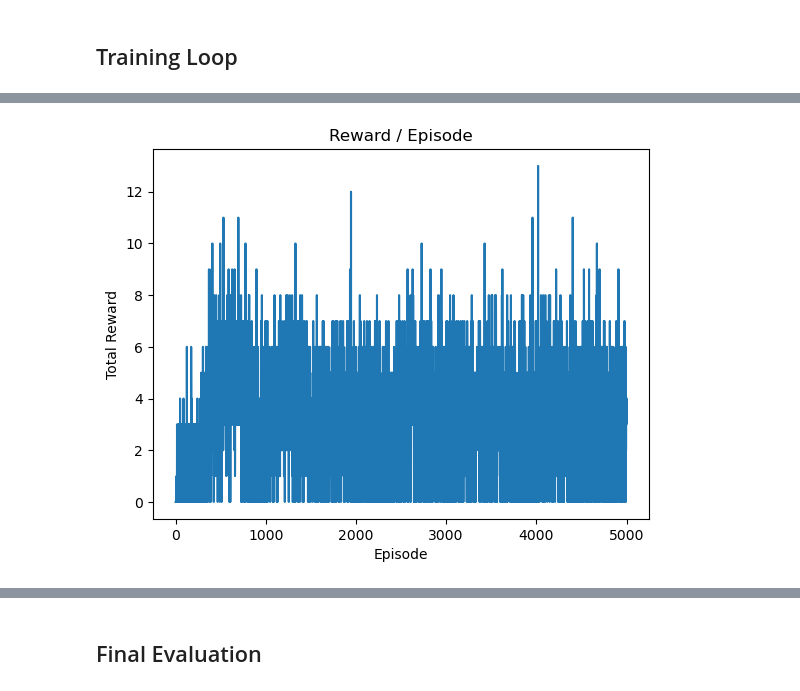
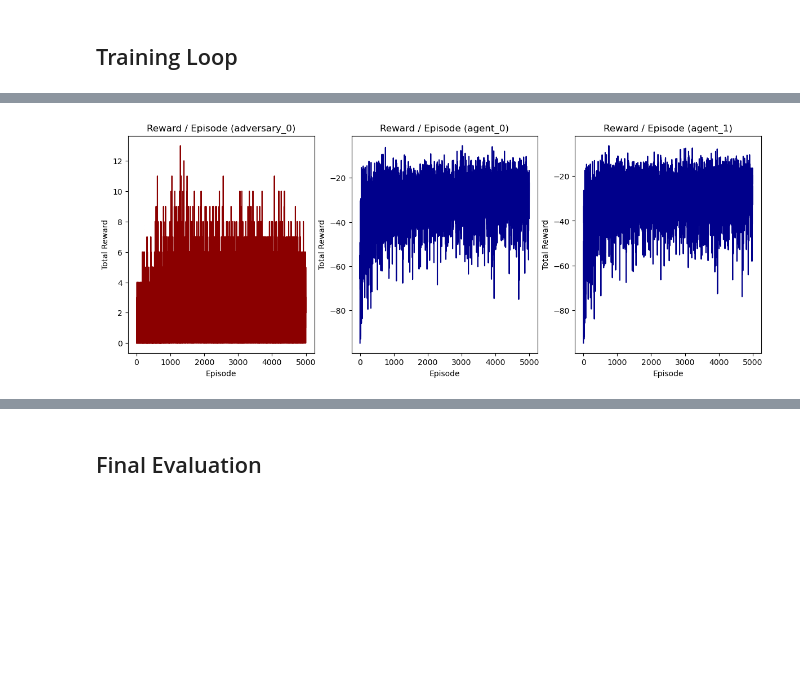
Before and after one commit to sosier/Multi_Agent_Reinforcement_Learning, a Jupyter notebook: Adversarial_DQN.ipynb, the cells around one changed output, grey strips where cells are left out. Saved outputs shown, nothing was run; the diff lists cells and outputs as text; code cells hidden in the pictures; blank space fills up the shorter version.

Commit message:
Latest Adversarial DQN notebook

```diff
--- a/Adversarial_DQN.ipynb
+++ b/Adversarial_DQN.ipynb
@@ -15,6 +15,7 @@ Agent action space: `[no_action, move_left, move_right, move_down, move_up] = (0
 
 from collections import namedtuple
 import imageio
+from IPython.display import display, Image
 import matplotlib
 import matplotlib.pyplot as plt
 import numpy as np
@@ -42,7 +43,9 @@ DEVICE = torch.device(
 )
 
 # Global params:
-GAMMA = 0.99  # < 1 to encourage prioritization of immediate rewards
+# Horizon is not truly infinite so lower this to approximate a finite horizon
+# (GAMMA^25 < 0.01, whereas 0.99^25 = ~0.78)
+GAMMA = 0.8
 # %% [output]
 The autoreload extension is already loaded. To reload it, use:
   %reload_ext autoreload
@@ -50,12 +53,12 @@ The autoreload extension is already loaded. To reload it, use:
 ## Set Up Environment
 # %%
 # Set up environment
-n_adv = 1  # For basic testing, same N for all params
-n_good = 1
-n_landm = 1
-
-
-env = simple_spread_adversarial.parallel_env(n_agents=n_adv, n_adversaries=n_good, n_landmarks=n_landm)
+env_kwargs = dict(
+    n_agents=2,
+    n_adversaries=1,
+    n_landmarks=2
+)
+env = simple_spread_adversarial.parallel_env(**env_kwargs)
 
 observations, _ = env.reset()
 observation_dim = observations["agent_0"].shape[0]
@@ -417,45 +439,67 @@ running rewards: {'adversary_0': 0.64, 'agent_0': -19.023064241775458} at episod
 # %%
 # Training Plots (for Debugging)
 env.reset()  # Reset env to make sure agent list isn't empty
 
-for agent in env.agents:
+color_chooser = lambda agent: "darkred" if agent.startswith("adversary") else "darkblue"
+
+
+fig, ax = plt.subplots(1, len(env.agents), figsize=(14.5, 5))
+for i, agent in enumerate(env.agents):
     # Raw Reward
-    plt.title(f"{agent}: Reward / Episode")
-#     plt.title("Reward / Episode")
-    plt.xlabel("Episode")
-    plt.ylabel("Total Reward")
-    plt.plot(np.arange(len(episode_reward_history[agent])), episode_reward_history[agent])
-    plt.show()
+    ax[i].set_title("Reward / Episode" + f" ({agent})")
+    ax[i].set_xlabel("Episode")
+    ax[i].set_ylabel("Total Reward")
+    ax[i].plot(
+        np.arange(len(episode_reward_history[agent])),
+        episode_reward_history[agent],
+        color=color_chooser(agent)
+    )
+plt.show()
 
 # Rolling Average Reward:
 def moving_average(x, w):
     # Source: https://stackoverflow.com/a/54628145
     return np.convolve(x, np.ones(w), 'valid') / w
 
-for agent in env.agents:
+fig, ax = plt.subplots(1, len(env.agents), figsize=(14.5, 5))
+for i, agent in enumerate(env.agents):
     rolling_means = moving_average(episode_reward_history[agent], 100)
 
     # Rolling Average
-    plt.title("Rolling Mean Reward")
-    plt.xlabel("Episode")
-    plt.ylabel("Average Total Reward (Last 100 Episodes)")
-    plt.plot(np.arange(len(rolling_means)) + 100, rolling_means)
-    plt.show()
+    ax[i].set_title("Rolling Mean Reward" + f" ({agent})")
+    ax[i].set_xlabel("Episode")
+    ax[i].set_ylabel("Average Total Reward (Last 100 Episodes)")
+    ax[i].plot(
+        np.arange(len(rolling_means)) + 100,
+        rolling_means,
+        color=color_chooser(agent)
+    )
+plt.show()
 
-for agent in env.agents:
+fig, ax = plt.subplots(1, len(env.agents), figsize=(14.5, 5))
+for i, agent in enumerate(env.agents):
     # Loss Trend
-    plt.title("Loss History")
-    plt.xlabel("Training Step")
-    plt.ylabel("Loss")
-    plt.plot(np.arange(len(loss_history[agent])), loss_history[agent])
-    plt.show()
+    ax[i].set_title("Loss History" + f" ({agent})")
+    ax[i].set_xlabel("Training Step")
+    ax[i].set_ylabel("Loss")
+    ax[i].plot(
+        np.arange(len(loss_history[agent])),
+        loss_history[agent],
+        color=color_chooser(agent)
+    )
+plt.show()
 
-for agent in env.agents:
+fig, ax = plt.subplots(1, len(env.agents), figsize=(14.5, 5))
+for i, agent in enumerate(env.agents):
     # Avg. Max Q Trend
-    plt.title("Avg. Max Q Value History")
-    plt.xlabel("Episode")
-    plt.ylabel("Avg. Max Q Value")
-    plt.plot(np.arange(len(avg_max_Q_history[agent])), avg_max_Q_history[agent])
-    plt.show()
+    ax[i].set_title("Avg. Max Q Value History" + f" ({agent})")
+    ax[i].set_xlabel("Episode")
+    ax[i].set_ylabel("Avg. Max Q Value")
+    ax[i].plot(
+        np.arange(len(avg_max_Q_history[agent])),
+        avg_max_Q_history[agent],
+        color=color_chooser(agent)
+    )
+plt.show()
 # %% [output]
-[figure, old version]
+[figure, new version]
```
Also changed, not shown: parts of 6 cells of this notebook.
